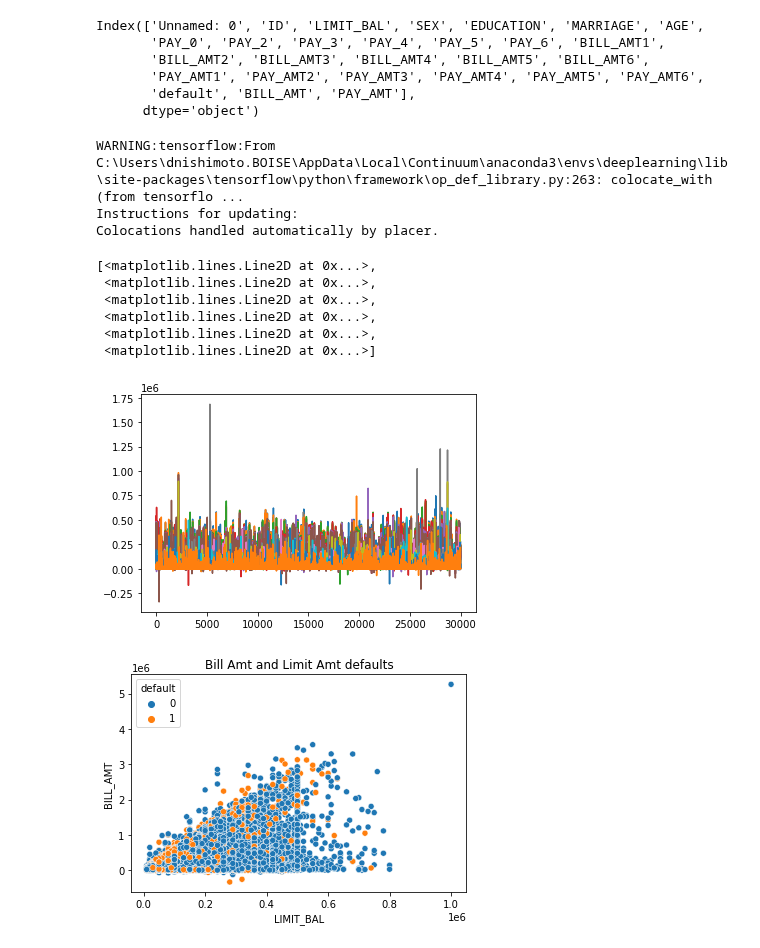
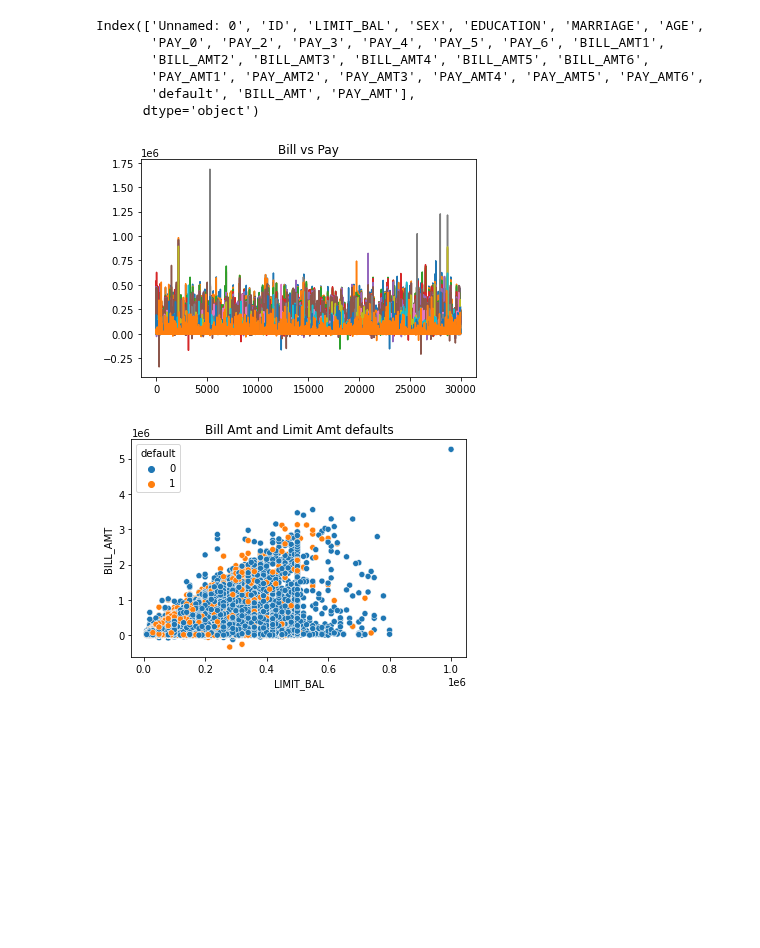
Before and after one commit to Andru-1987/python-deep-learning, a Jupyter notebook: Credit Card Default usings Keras Default Prediction.ipynb, the cells around one changed output. Drawn from its saved outputs; the diff is of its cells as text; code cells hidden in the pictures; blank space fills up the shorter version.

```diff
--- a/Credit Card Default usings Keras Default Prediction.ipynb
+++ b/Credit Card Default usings Keras Default Prediction.ipynb
@@ -34,20 +32,13 @@ Index(['Unnamed: 0', 'ID', 'LIMIT_BAL', 'SEX', 'EDUCATION', 'MARRIAGE', 'AGE',
 # %%
 bill_amt=df[['BILL_AMT1','BILL_AMT2','BILL_AMT3','BILL_AMT4','BILL_AMT5','BILL_AMT6']]
 pay_amt=df[['PAY_AMT1','PAY_AMT2','PAY_AMT3','PAY_AMT4','PAY_AMT5','PAY_AMT6']]
 target=tf.Variable(df['default'])
-plt.plot(bill_amt)
-plt.plot(pay_amt)
+plt.plot(bill_amt,label='Bill Amt')
+plt.plot(pay_amt,label='Pay Amt')
+plt.title('Bill vs Pay')
+plt.show()
 # %% [output]
-WARNING:tensorflow:From C:\Users\dnishimoto.BOISE\AppData\Local\Continuum\anaconda3\envs\deeplearning\lib\site-packages\tensorflow\python\framework\op_def_library.py:263: colocate_with (from tensorflo ...
-Instructions for updating:
-Colocations handled automatically by placer.
-[<matplotlib.lines.Line2D at 0x...>,
- <matplotlib.lines.Line2D at 0x...>,
- <matplotlib.lines.Line2D at 0x...>,
- <matplotlib.lines.Line2D at 0x...>,
- <matplotlib.lines.Line2D at 0x...>,
- <matplotlib.lines.Line2D at 0x...>]
-[figure, old version]
+[figure, new version]
 # %%
 sns.scatterplot(x='LIMIT_BAL',y='BILL_AMT',hue='default', data=df)
 plt.title("Bill Amt and Limit Amt defaults")
```
Also changed, not shown: parts of 6 cells of this notebook.
